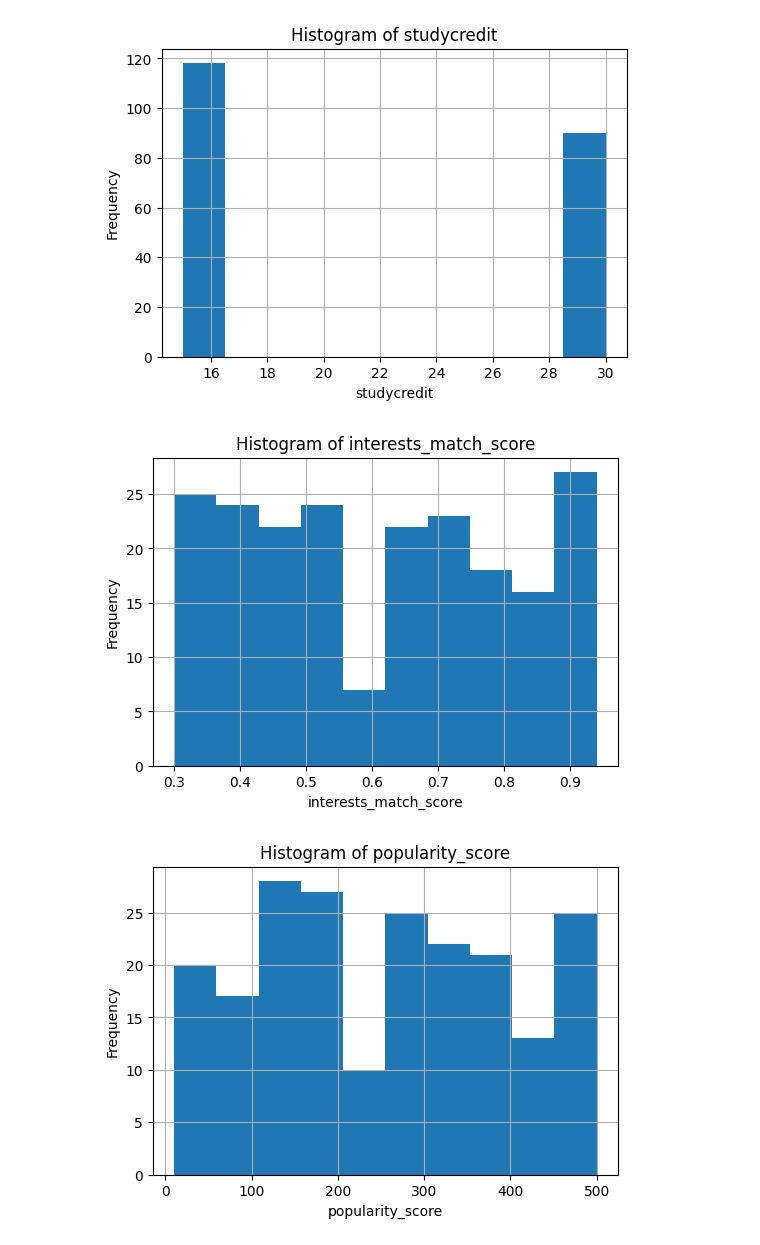
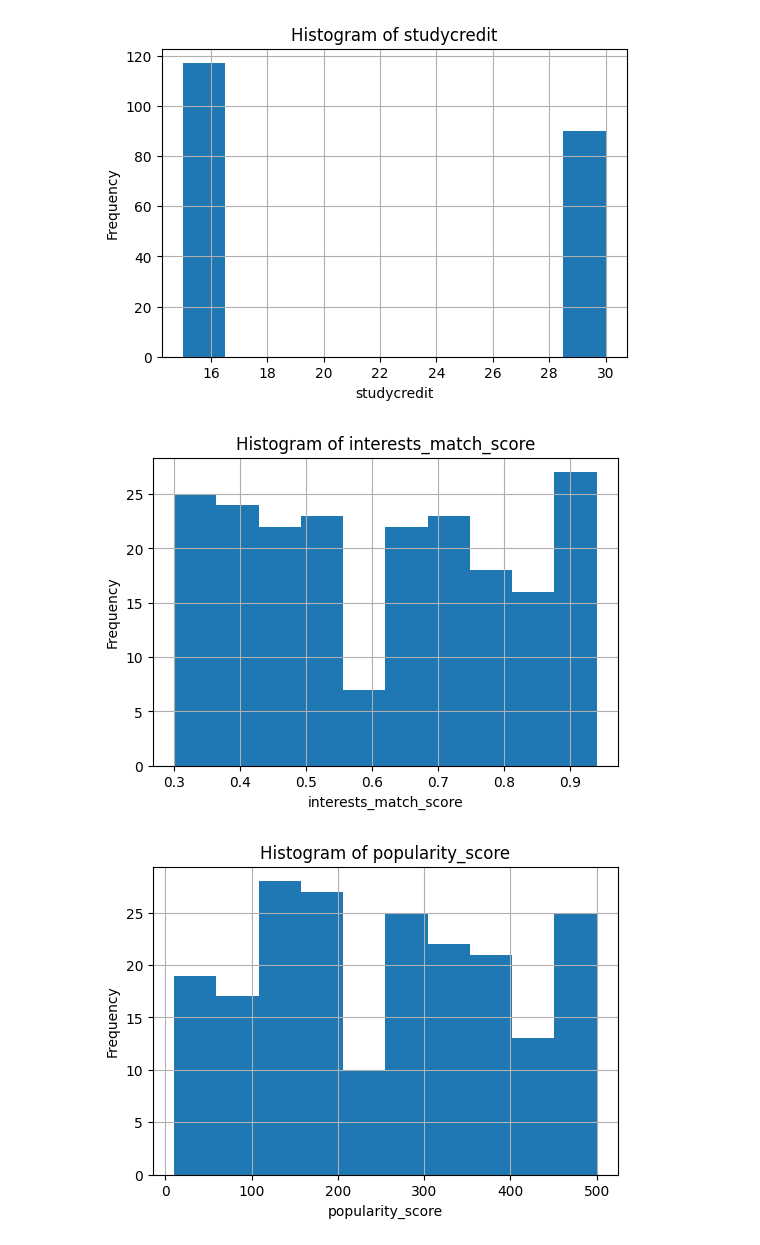
Before and after one commit to JeroenZwaal/ATIx-AI-Lu2, a Jupyter notebook: EDA.ipynb, the cells around one changed output. Cells and saved outputs as stored; diff of their text form; code cells hidden in the pictures.

```diff
--- a/EDA.ipynb
+++ b/EDA.ipynb
@@ -5,7 +5,7 @@ import matplotlib.pyplot as plt
 import seaborn as sns
 
 
-df = pd.read_csv("Uitgebreide_VKM_dataset_cleaned.csv")
+df = pd.read_csv("Uitgebreide_VKM_dataset_cleaned3.csv")
 
 dataframe = df.copy()
 # %%
@@ -31,6 +31,6 @@ memory usage: 27.8+ KB
 # %%
 # Columns to analyze
-num_cols = [
+cols = [
     "studycredit",
     "interests_match_score",
     "popularity_score",
@@ -41,10 +41,10 @@ num_cols = [
 # --- Descriptive Statistics ---
 stats = dataframe[cols].agg(['mean', 'median', 'min', 'max', 'std'])
 print("Descriptive Statistics:\n")
-display(stats)
+print(stats)
 
 # --- Histograms ---
-for col in num_cols:
+for col in cols:
     plt.figure(figsize=(6,4))
     dataframe[col].hist()
     plt.title(f"Histogram of {col}")
@@ -53,7 +53,7 @@ for col in num_cols:
     plt.show()
 
 # --- Box Plots ---
-for col in num_cols:
+for col in cols:
     plt.figure(figsize=(4,6))
     dataframe.boxplot(column=col)
     plt.title(f"Box Plot of {col}")
@@ -70,3 +78,3 @@ Descriptive Statistics:
-[figure, old version]
+[figure, new version]
-[figure, old version]
+[figure, new version]
-[figure, old version]
+[figure, new version]
```
Also changed, not shown: parts of 8 cells of this notebook, 1 other file.
